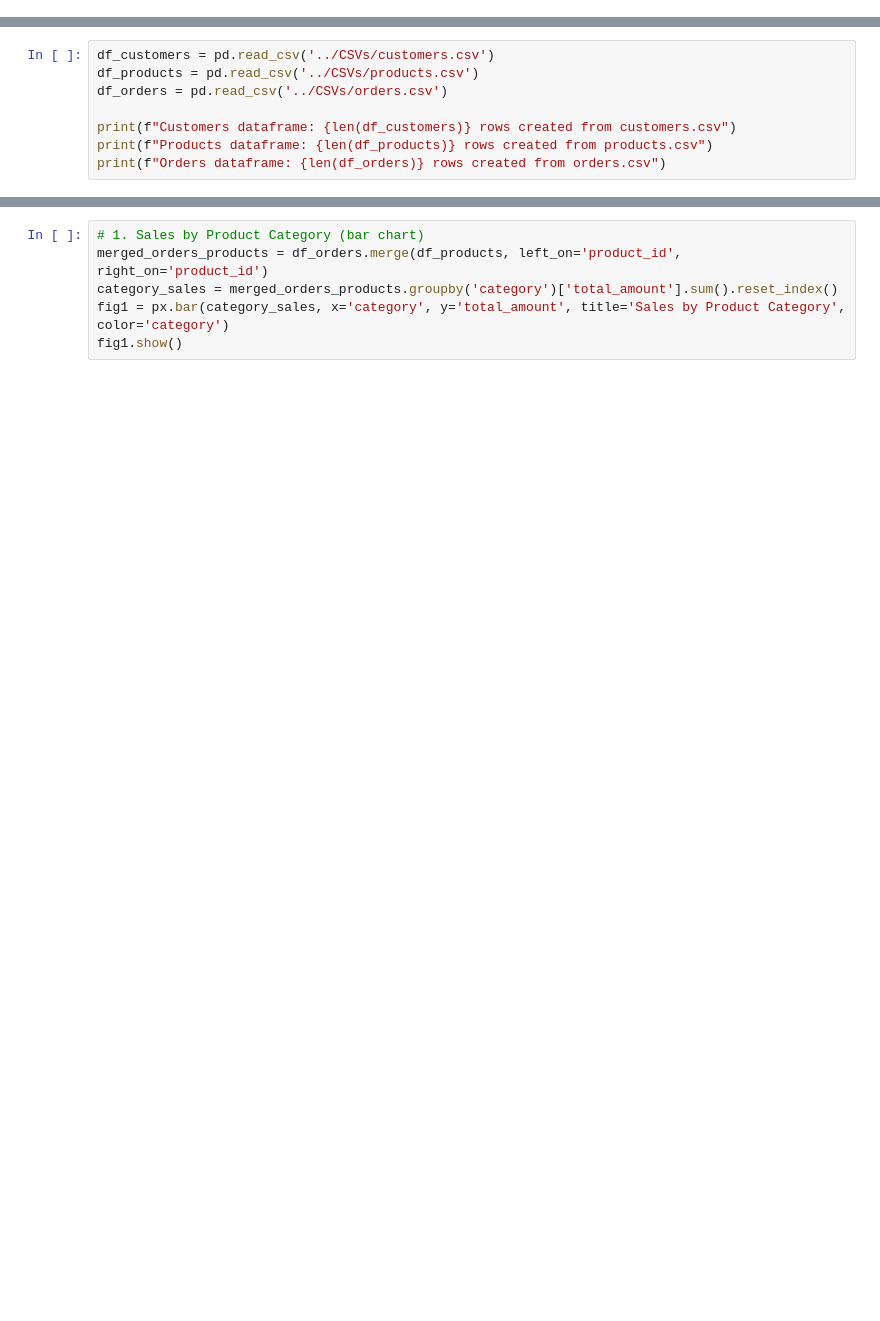
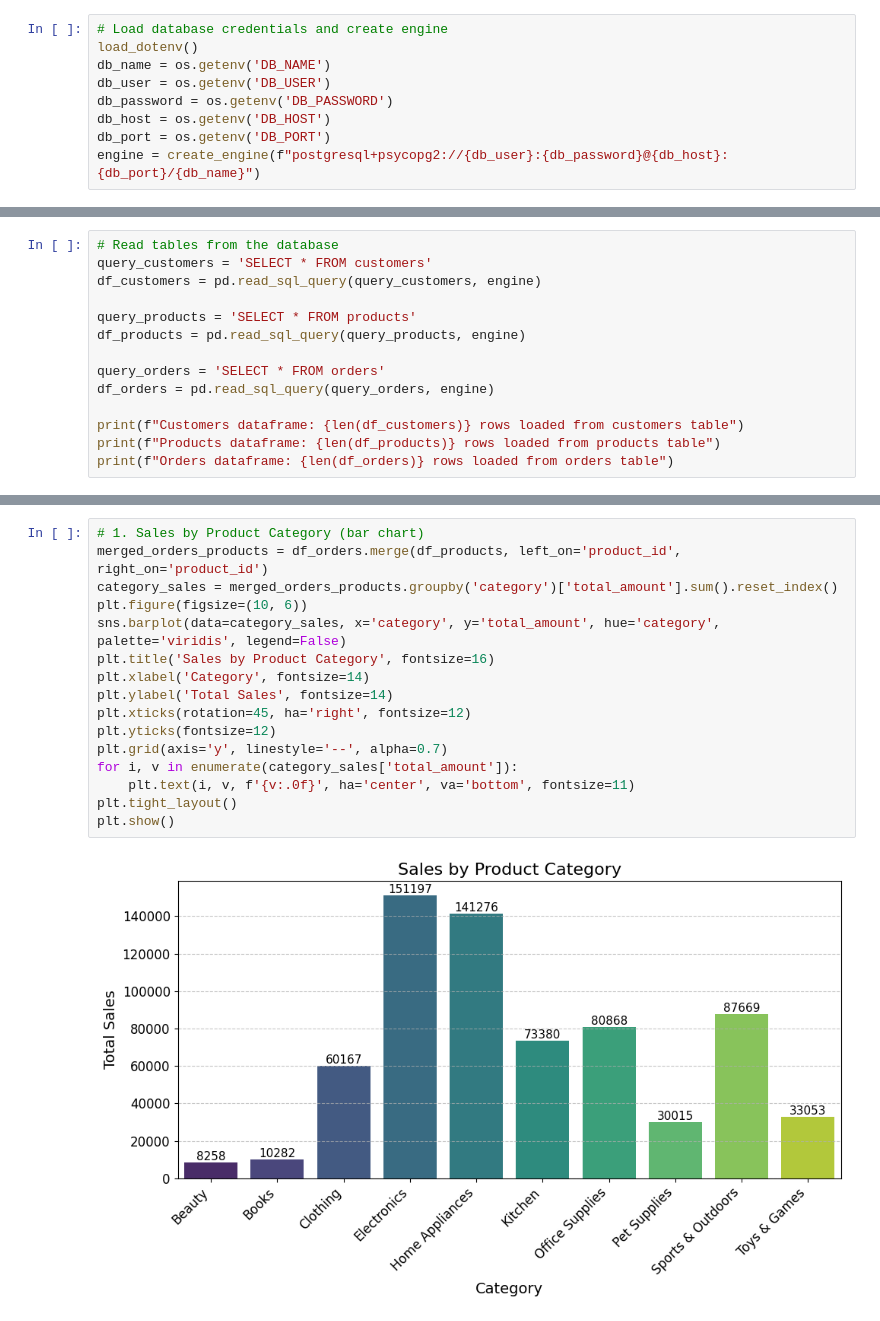
Before and after one commit to ewanritchie85/Notebook-data-refresher, a Jupyter notebook: notebooks/combined_notebook.ipynb, the cells around one changed output, grey strips where cells are left out. Cells and saved outputs as stored; diff of their text form; blank space fills up the shorter version.

Commit message:
notebooks changed to read data from local postgres rather than csvs. Seaborn added to combined data notebook

```diff
--- a/notebooks/combined_notebook.ipynb
+++ b/notebooks/combined_notebook.ipynb
@@ -8 +11,10 @@ from IPython.display import display, HTML
+# %%
+# Load database credentials and create engine
+load_dotenv()
+db_name = os.getenv('DB_NAME')
+db_user = os.getenv('DB_USER')
+db_password = os.getenv('DB_PASSWORD')
+db_host = os.getenv('DB_HOST')
+db_port = os.getenv('DB_PORT')
+engine = create_engine(f"postgresql+psycopg2://{db_user}:{db_password}@{db_host}:{db_port}/{db_name}")
 # %% [markdown]
@@ -10,9 +22,15 @@ from IPython.display import display, HTML
 # %%
-df_customers = pd.read_csv('../CSVs/customers.csv')
-df_products = pd.read_csv('../CSVs/products.csv')
-df_orders = pd.read_csv('../CSVs/orders.csv')
+# Read tables from the database
+query_customers = 'SELECT * FROM customers'
+df_customers = pd.read_sql_query(query_customers, engine)
 
-print(f"Customers dataframe: {len(df_customers)} rows created from customers.csv")
-print(f"Products dataframe: {len(df_products)} rows created from products.csv")
-print(f"Orders dataframe: {len(df_orders)} rows created from orders.csv")
+query_products = 'SELECT * FROM products'
+df_products = pd.read_sql_query(query_products, engine)
+
+query_orders = 'SELECT * FROM orders'
+df_orders = pd.read_sql_query(query_orders, engine)
+
+print(f"Customers dataframe: {len(df_customers)} rows loaded from customers table")
+print(f"Products dataframe: {len(df_products)} rows loaded from products table")
+print(f"Orders dataframe: {len(df_orders)} rows loaded from orders table")
 # %% [output]
@@ -22,7 +40,19 @@ Orders dataframe: 2000 rows created from orders.csv
 # %%
 # 1. Sales by Product Category (bar chart)
 merged_orders_products = df_orders.merge(df_products, left_on='product_id', right_on='product_id')
 category_sales = merged_orders_products.groupby('category')['total_amount'].sum().reset_index()
-fig1 = px.bar(category_sales, x='category', y='total_amount', title='Sales by Product Category', color='category')
-fig1.show()
+plt.figure(figsize=(10, 6))
+sns.barplot(data=category_sales, x='category', y='total_amount', hue='category', palette='viridis', legend=False)
+plt.title('Sales by Product Category', fontsize=16)
+plt.xlabel('Category', fontsize=14)
+plt.ylabel('Total Sales', fontsize=14)
+plt.xticks(rotation=45, ha='right', fontsize=12)
+plt.yticks(fontsize=12)
+plt.grid(axis='y', linestyle='--', alpha=0.7)
+for i, v in enumerate(category_sales['total_amount']):
+    plt.text(i, v, f'{v:.0f}', ha='center', va='bottom', fontsize=11)
+plt.tight_layout()
+plt.show()
+# %% [output]
+[figure, added]
 # %%
```
Also changed, not shown: parts of 8 cells of this notebook, 4 other files.
